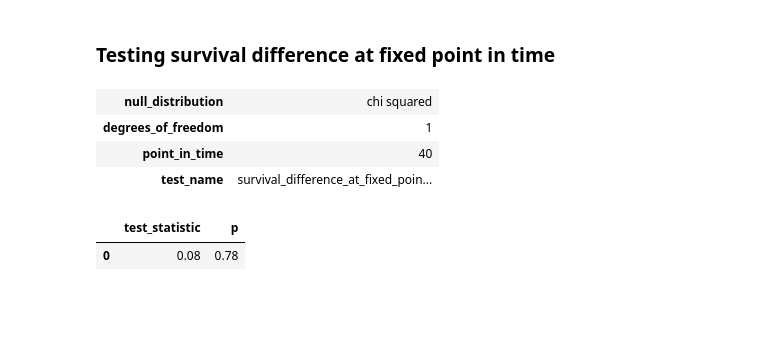
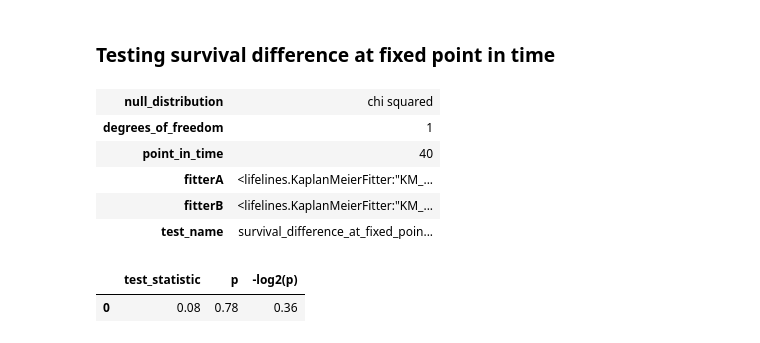
Before and after one commit to erykml/medium_articles, a Jupyter notebook: Statistics/kaplan_meier.ipynb, the cells around one changed output. Drawn from its saved outputs; the diff is of its cells as text; code cells hidden in the pictures; blank space fills up the shorter version.

```diff
--- a/Statistics/kaplan_meier.ipynb
+++ b/Statistics/kaplan_meier.ipynb
@@ -125,17 +125,20 @@ results.print_summary()
 # %% [markdown]
 ### Testing survival difference at fixed point in time
-# %%
-results = survival_difference_at_fixed_point_in_time_test(40,
-                                                          T[credit_card_flag],
-                                                          T[bank_transfer_flag],
-                                                          E[credit_card_flag],
-                                                          E[bank_transfer_flag])
-results.print_summary()
-# %% [output]
-| null_distribution | chi squared |
-| degrees_of_freedom | 1 |
-| point_in_time | 40 |
-| test_name | survival_difference_at_fixed_poin... |
-|  | test_statistic | p |
-| 0 | 0.08 | 0.78 |
+# %%
+# define two Kaplan-Meier Fitters for comparison
+kmf_1 = KaplanMeierFitter().fit(T[credit_card_flag], E[credit_card_flag])
+kmf_2 = KaplanMeierFitter().fit(T[bank_transfer_flag], E[bank_transfer_flag])
+
+# test the survival difference
+results = survival_difference_at_fixed_point_in_time_test(40, kmf_1, kmf_2)
+results.print_summary()
+# %% [output]
+| null_distribution | chi squared |
+| degrees_of_freedom | 1 |
+| point_in_time | 40 |
+| fitterA | <lifelines.KaplanMeierFitter:"KM_... |
+| fitterB | <lifelines.KaplanMeierFitter:"KM_... |
+| test_name | survival_difference_at_fixed_poin... |
+|  | test_statistic | p | -log2(p) |
+| 0 | 0.08 | 0.78 | 0.36 |
 # %%
```
Also changed, not shown: parts of 9 cells of this notebook.
